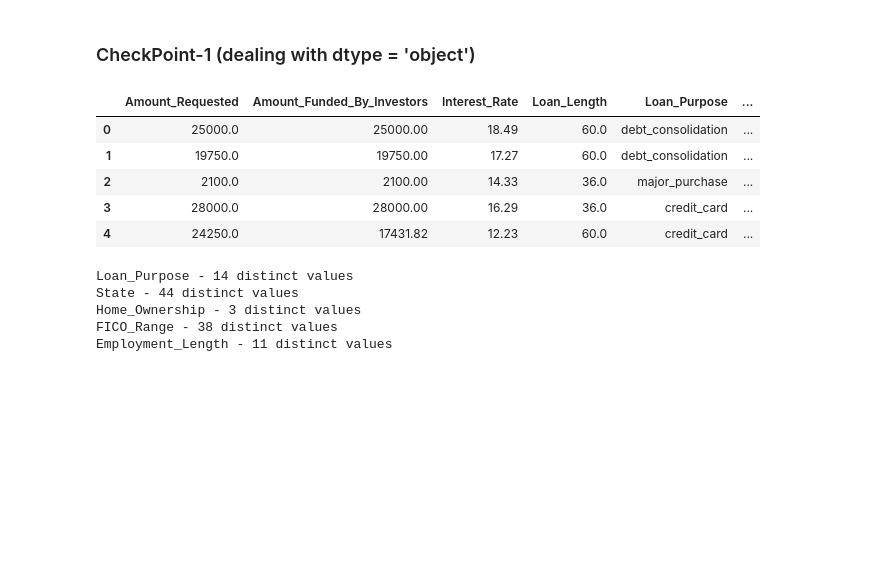
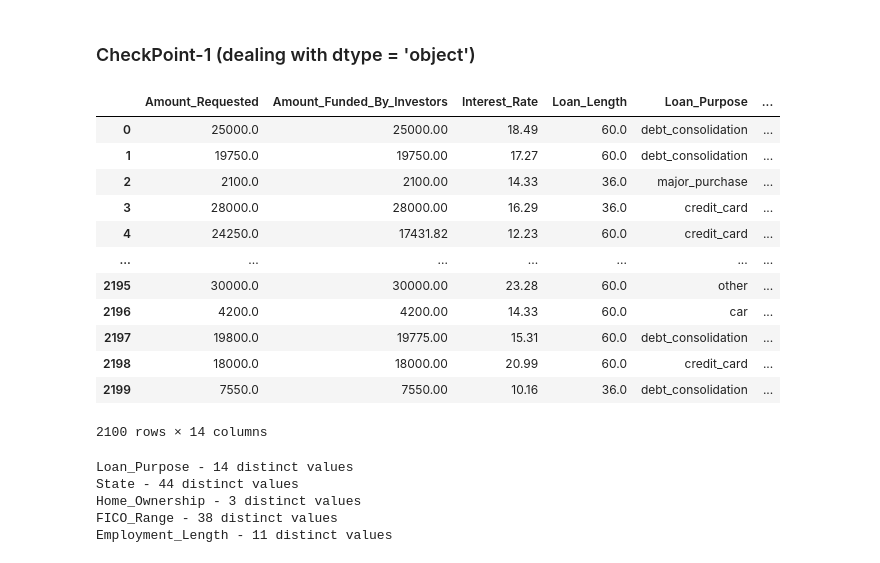
Before and after one commit to fudge-fantastic/Machine-Learning, a Jupyter notebook: Loan_Interest_Prediction/Loan_Interest_Prediction.ipynb, the cells around one changed output. Saved outputs shown, nothing was run; the diff lists cells and outputs as text; code cells hidden in the pictures; blank space fills up the shorter version.

```diff
--- a/Loan_Interest_Prediction/Loan_Interest_Prediction.ipynb
+++ b/Loan_Interest_Prediction/Loan_Interest_Prediction.ipynb
@@ -329,14 +329,21 @@ plt.show()
 # %% [markdown]
 ### CheckPoint-1 (dealing with dtype = 'object')
 # %%
-data.head()
+data
 # %% [output]
 |  | Amount_Requested | Amount_Funded_By_Investors | Interest_Rate | Loan_Length | Loan_Purpose | ... |
 | 0 | 25000.0 | 25000.00 | 18.49 | 60.0 | debt_consolidation | ... |
 | 1 | 19750.0 | 19750.00 | 17.27 | 60.0 | debt_consolidation | ... |
 | 2 | 2100.0 | 2100.00 | 14.33 | 36.0 | major_purchase | ... |
 | 3 | 28000.0 | 28000.00 | 16.29 | 36.0 | credit_card | ... |
 | 4 | 24250.0 | 17431.82 | 12.23 | 60.0 | credit_card | ... |
+| ... | ... | ... | ... | ... | ... | ... |
+| 2195 | 30000.0 | 30000.00 | 23.28 | 60.0 | other | ... |
+| 2196 | 4200.0 | 4200.00 | 14.33 | 60.0 | car | ... |
+| 2197 | 19800.0 | 19775.00 | 15.31 | 60.0 | debt_consolidation | ... |
+| 2198 | 18000.0 | 18000.00 | 20.99 | 60.0 | credit_card | ... |
+| 2199 | 7550.0 | 7550.00 | 10.16 | 36.0 | debt_consolidation | ... |
+2100 rows × 14 columns
 # %%
 data = data.rename(columns = {'Loan_Length' : 'Loan_Length_by_month'})
 # %%
```
Also changed, not shown: parts of 20 cells of this notebook.
